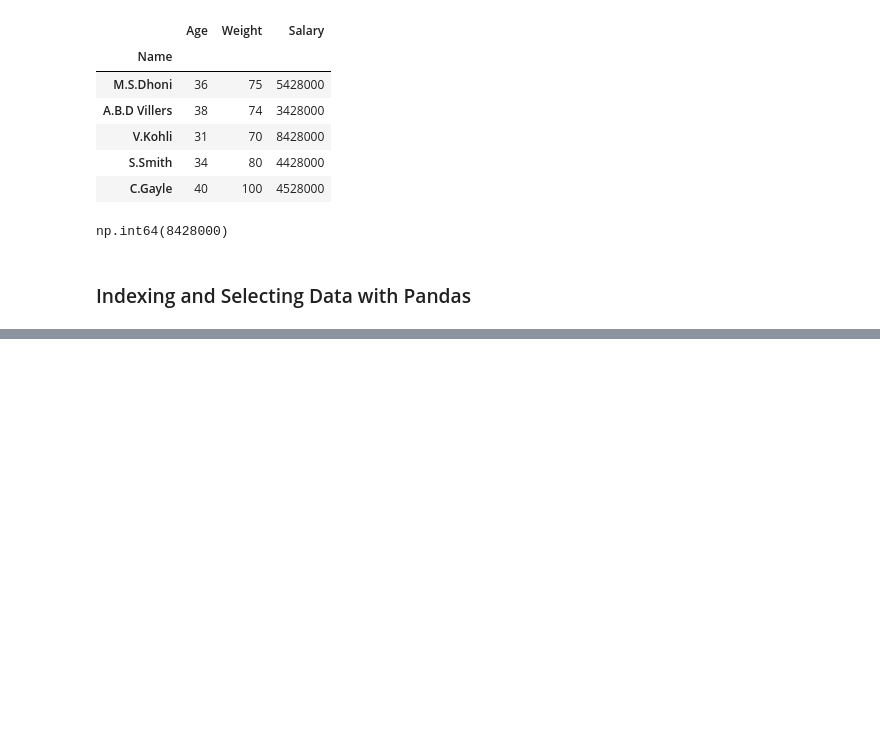
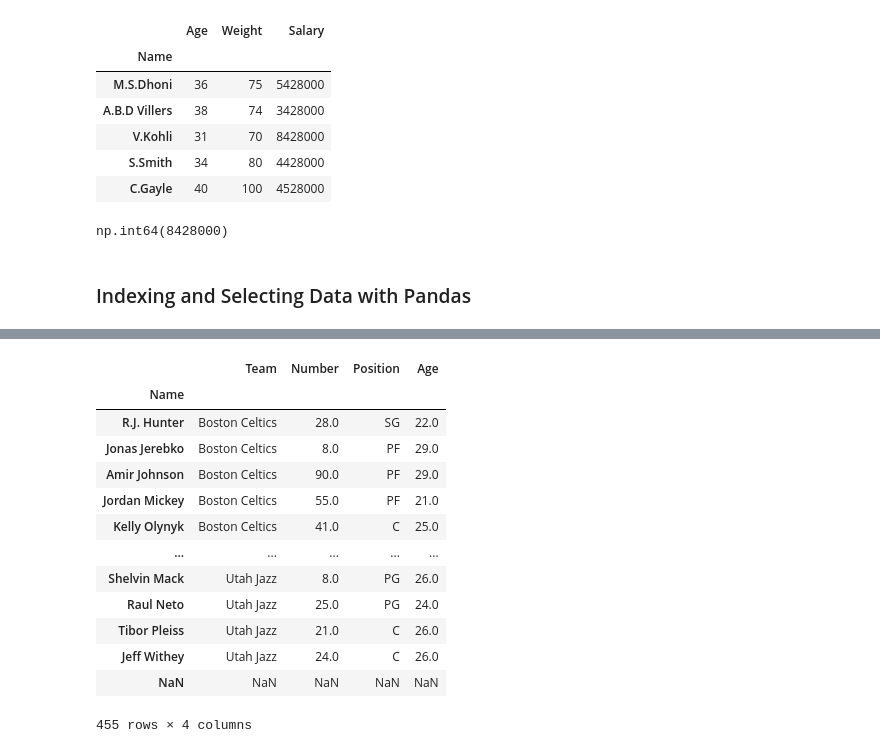
Before and after one commit to Rajendra-Pd-Joshi/Data-Science, a Jupyter notebook: Interview_practice/practice_pandas.ipynb, the cells around one changed output, grey strips where cells are left out. Drawn from its saved outputs; the diff is of its cells as text; code cells hidden in the pictures; blank space fills up the shorter version.

```diff
--- a/Interview_practice/practice_pandas.ipynb
+++ b/Interview_practice/practice_pandas.ipynb
@@ -511,3 +511,9 @@ df.loc['V.Kohli','Salary']
 np.int64(8428000)
 # %% [markdown]
 ### Indexing and Selecting Data with Pandas
+# %%
+import pandas as pd
+df = pd.read_csv('nba.csv',index_col=0)
+df.head()
+df['Age'].head()
+df[['Salary','Age']]
@@ -513,0 +559,17 @@ np.int64(8428000)
+# %%
+df.loc['R.J. Hunter':,'Team':'Age']
+# %% [output]
+|  | Team | Number | Position | Age |
+| Name |  |  |  |  |
+| R.J. Hunter | Boston Celtics | 28.0 | SG | 22.0 |
+| Jonas Jerebko | Boston Celtics | 8.0 | PF | 29.0 |
+| Amir Johnson | Boston Celtics | 90.0 | PF | 29.0 |
+| Jordan Mickey | Boston Celtics | 55.0 | PF | 21.0 |
+| Kelly Olynyk | Boston Celtics | 41.0 | C | 25.0 |
+| ... | ... | ... | ... | ... |
+| Shelvin Mack | Utah Jazz | 8.0 | PG | 26.0 |
+| Raul Neto | Utah Jazz | 25.0 | PG | 24.0 |
+| Tibor Pleiss | Utah Jazz | 21.0 | C | 26.0 |
+| Jeff Withey | Utah Jazz | 24.0 | C | 26.0 |
+| NaN | NaN | NaN | NaN | NaN |
+455 rows × 4 columns
```
Also changed, not shown: parts of 23 cells of this notebook, 7 other files.
